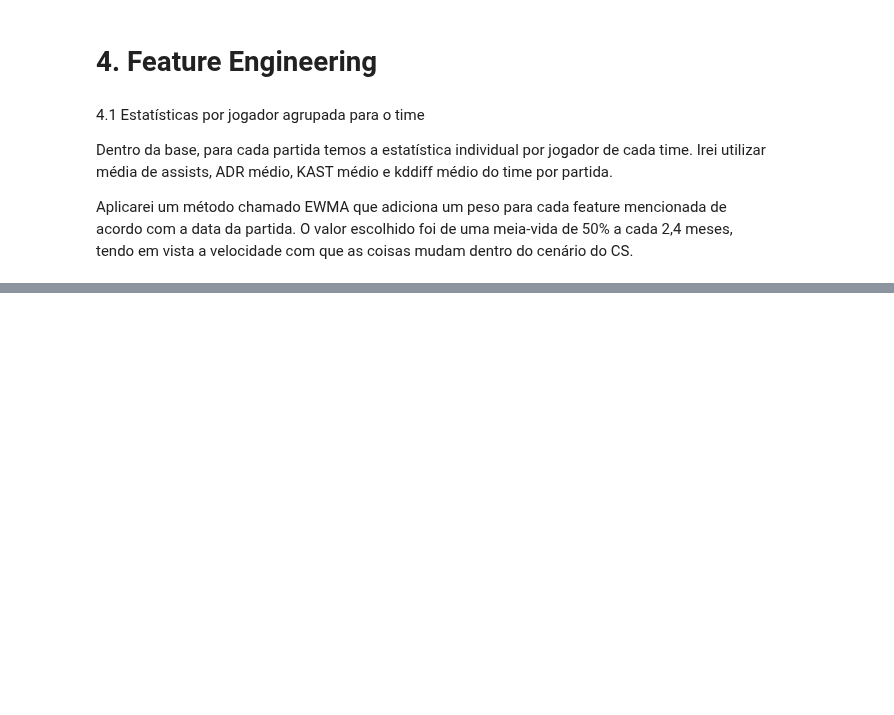
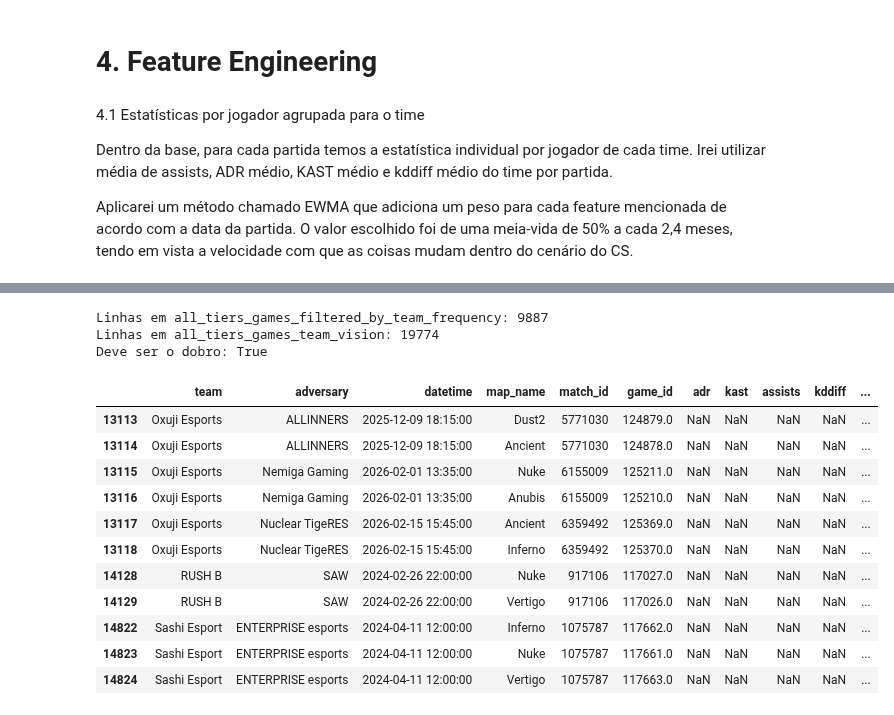
Before and after one commit to VictorSeibel/cs2-map-winner-prediction, a Jupyter notebook: notebooks/01_eda.ipynb, the cells around one changed output, grey strips where cells are left out. Saved outputs shown, nothing was run; the diff lists cells and outputs as text; code cells hidden in the pictures; blank space fills up the shorter version.

```diff
--- a/notebooks/01_eda.ipynb
+++ b/notebooks/01_eda.ipynb
@@ -412,0 +453,47 @@ NameError: name 'all_tiers_games_filtered_by_team_frequency' is not defined
+# %%
+# Concatenar os dois DataFrames para criar um único DataFrame com a visão de cada time
+
+all_tiers_games_team_vision = pd.concat([team1_vision, team2_vision], ignore_index=True)
+# %%
+# Verificar se all_tiers_games_team_vision tem o dobro de linhas de all_tiers_games_filtered_by_team_frequency
+
+print(f"Linhas em all_tiers_games_filtered_by_team_frequency: {len(all_tiers_games_filtered_by_team_frequency)}")
+print(f"Linhas em all_tiers_games_team_vision: {len(all_tiers_games_team_vision)}")
+print(f"Deve ser o dobro: {len(all_tiers_games_filtered_by_team_frequency) * 2 == len(all_tiers_games_team_vision)}")
+# %% [output]
+Linhas em all_tiers_games_filtered_by_team_frequency: 9887
+Linhas em all_tiers_games_team_vision: 19774
+Deve ser o dobro: True
+# %%
+# Ordenar o dataframe por team e datetime para garantir que os registros estejam na ordem correta
+
+all_tiers_games_team_vision = all_tiers_games_team_vision.sort_values(by=['team', 'datetime'], ascending=[True, True])
+# %%
+# Aplicar EWMA para cada time, considerando a média das métricas de cada jogador de cada time para cada jogo, criando novas colunas no DataFrame filtrado
+
+def calcular_ewma(grupo, coluna):
+    return grupo[coluna].ewm(halflife='72D', times=grupo['datetime'], adjust=True).mean()
+
+metricas = ['adr', 'kast', 'assists', 'kddiff']
+
+for metrica in metricas:
+    all_tiers_games_team_vision[f'{metrica}_ewma'] = (
+        all_tiers_games_team_vision.groupby('team')
+        .apply(lambda grupo: calcular_ewma(grupo, metrica))
+        .reset_index(level=0, drop=True)
+    )
+# %%
+all_tiers_games_team_vision[all_tiers_games_team_vision['adr_ewma'].isnull() == True]
+# %% [output]
+|  | team | adversary | datetime | map_name | match_id | game_id | adr | kast | assists | kddiff | ... |
+| 13113 | Oxuji Esports | ALLINNERS | 2025-12-09 18:15:00 | Dust2 | 5771030 | 124879.0 | NaN | NaN | NaN | NaN | ... |
+| 13114 | Oxuji Esports | ALLINNERS | 2025-12-09 18:15:00 | Ancient | 5771030 | 124878.0 | NaN | NaN | NaN | NaN | ... |
+| 13115 | Oxuji Esports | Nemiga Gaming | 2026-02-01 13:35:00 | Nuke | 6155009 | 125211.0 | NaN | NaN | NaN | NaN | ... |
+| 13116 | Oxuji Esports | Nemiga Gaming | 2026-02-01 13:35:00 | Anubis | 6155009 | 125210.0 | NaN | NaN | NaN | NaN | ... |
+| 13117 | Oxuji Esports | Nuclear TigeRES | 2026-02-15 15:45:00 | Ancient | 6359492 | 125369.0 | NaN | NaN | NaN | NaN | ... |
+| 13118 | Oxuji Esports | Nuclear TigeRES | 2026-02-15 15:45:00 | Inferno | 6359492 | 125370.0 | NaN | NaN | NaN | NaN | ... |
+| 14128 | RUSH B | SAW | 2024-02-26 22:00:00 | Nuke | 917106 | 117027.0 | NaN | NaN | NaN | NaN | ... |
+| 14129 | RUSH B | SAW | 2024-02-26 22:00:00 | Vertigo | 917106 | 117026.0 | NaN | NaN | NaN | NaN | ... |
+| 14822 | Sashi Esport | ENTERPRISE esports | 2024-04-11 12:00:00 | Inferno | 1075787 | 117662.0 | NaN | NaN | NaN | NaN | ... |
+| 14823 | Sashi Esport | ENTERPRISE esports | 2024-04-11 12:00:00 | Nuke | 1075787 | 117661.0 | NaN | NaN | NaN | NaN | ... |
+| 14824 | Sashi Esport | ENTERPRISE esports | 2024-04-11 12:00:00 | Vertigo | 1075787 | 117663.0 | NaN | NaN | NaN | NaN | ... |
```
Also changed, not shown: parts of 3 cells of this notebook, 1 other file.
